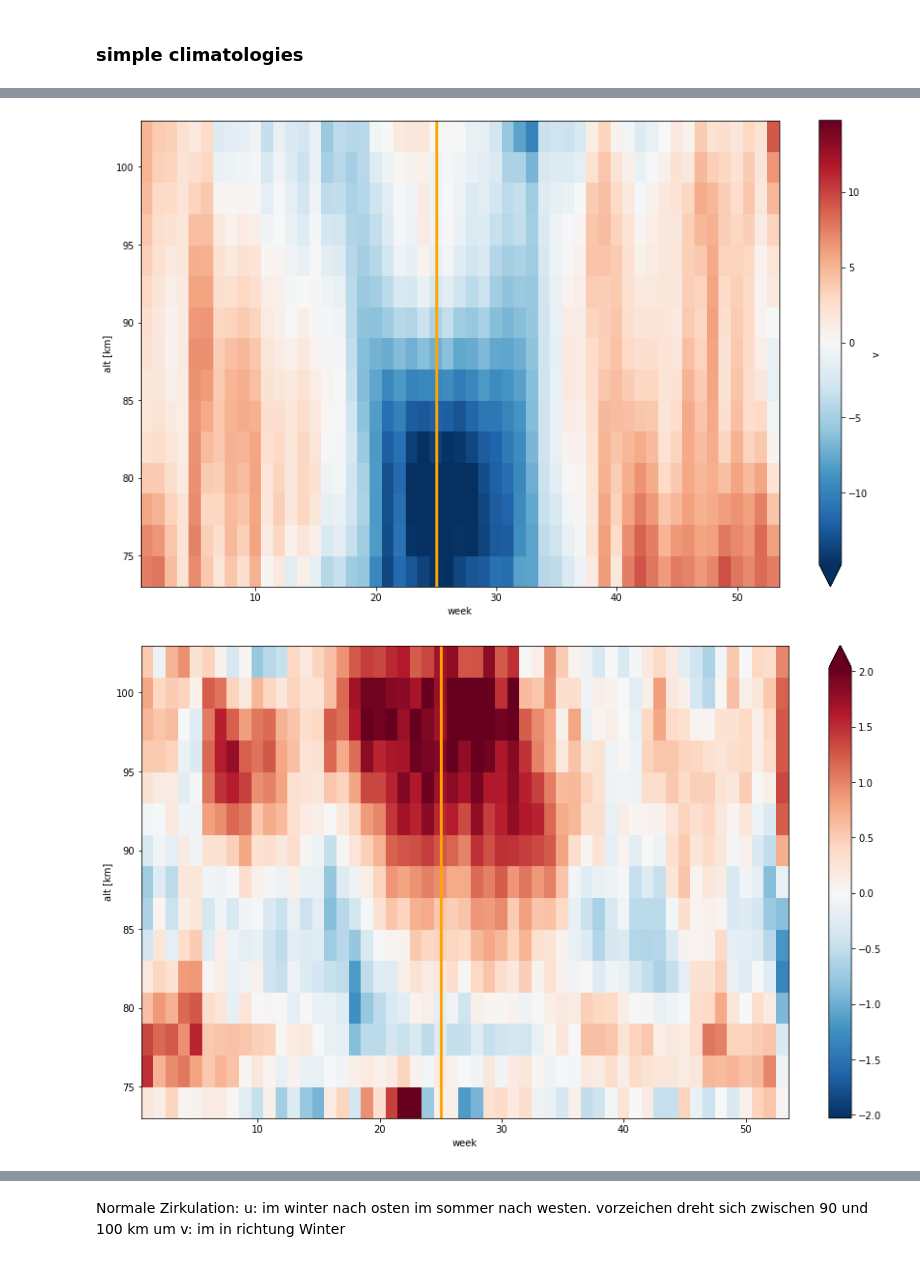
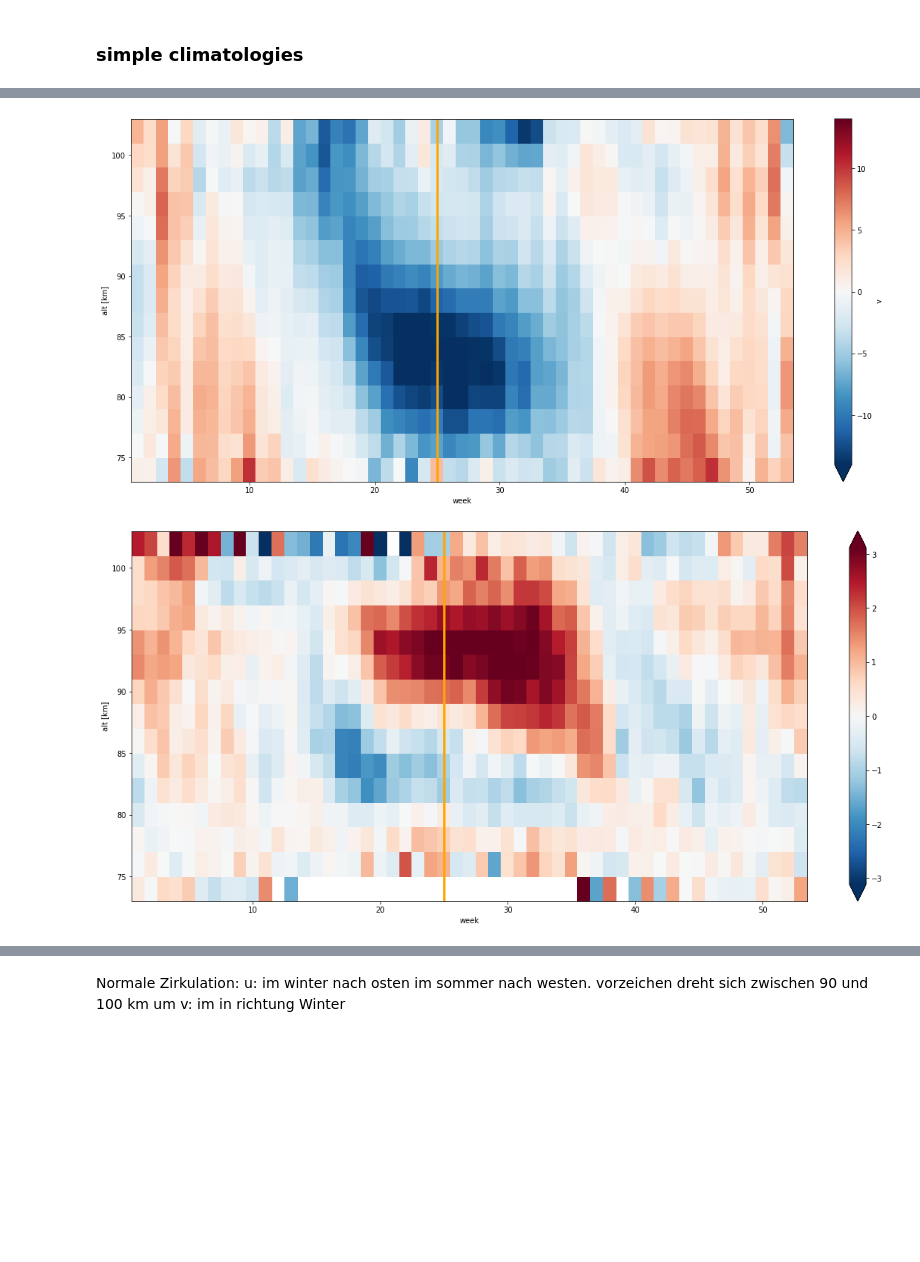
Before and after one commit to VACILT/trends_project, a Jupyter notebook: data_introduction_jason.ipynb, the cells around one changed output, grey strips where cells are left out. Drawn from its saved outputs; the diff is of its cells as text; code cells hidden in the pictures; blank space fills up the shorter version.

```diff
--- a/data_introduction_jason.ipynb
+++ b/data_introduction_jason.ipynb
@@ -9,7 +9,7 @@ from matplotlib.legend_handler import HandlerLineCollection, HandlerTuple
 from scipy import stats
 # %%
 #SET STATION HERE
-station = 'CMA'
+station = 'Col'
 root_path = '/home/gemeinsam_tmp/UA_students/data/'
 alt = [70, 72, 74, 76, 78, 80, 82, 84, 86, 88, 90, 92, 94, 96, 98, 100, 102, 104, \
        106, 108, 110, 112, 114, 116, 118, 120]
@@ -250,21 +259,21 @@ ax1.figure.savefig('results/u_clima_'+station+'.png')
 # %%
 v_radar_clima = v_radar.groupby('time.week').mean("time")
 v_radar_clima_slice=v_radar_clima.sel(alt = slice(74,102))
-ax1 = v_radar_clima_slice.plot(x = 'week',robust=True,figsize = [15,9])
+ax1 = v_radar_clima_slice.plot(x = 'week',robust=True,figsize = [20,9])
 plt.axvline(x=25, linewidth = 3 , color = 'orange')
 
 ax1.figure.savefig('results/v_clima_'+station+'.png')
 # %% [output]
-[figure, old version]
+[figure, new version]
 # %%
 u_gw_radar_clima = u_gw_radar.groupby('time.week').mean("time")
 u_gw_radar_clima_slice=u_gw_radar_clima.sel(alt = slice(74,102))
-ax1 = u_gw_radar_clima_slice.plot(x = 'week',robust=True,figsize = [15,9])
+ax1 = u_gw_radar_clima_slice.plot(x = 'week',robust=True,figsize = [20,9])
 
 plt.axvline(x=25, linewidth = 3 , color = 'orange')
 ax1.figure.savefig('results/u_gw_clima_'+station+'.png')
 # %% [output]
-[figure, old version]
+[figure, new version]
 # %%
 v_gw_radar_clima = v_gw_radar.groupby('time.week').mean("time")
 v_gw_radar_clima_slice=v_gw_radar_clima.sel(alt = slice(74,102))
```
Also changed, not shown: parts of 27 cells of this notebook.
